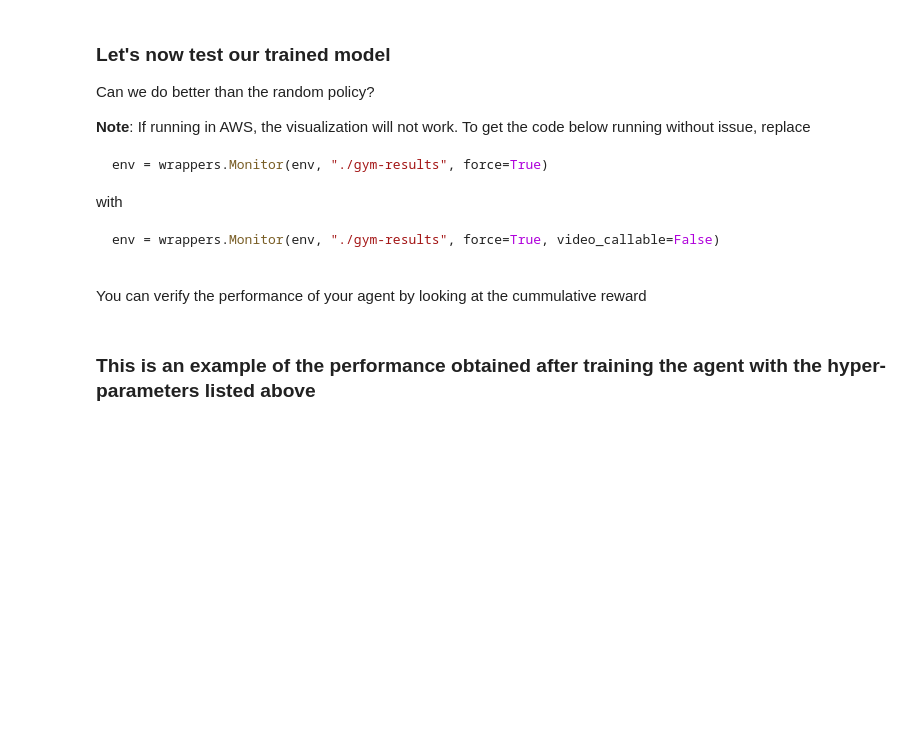
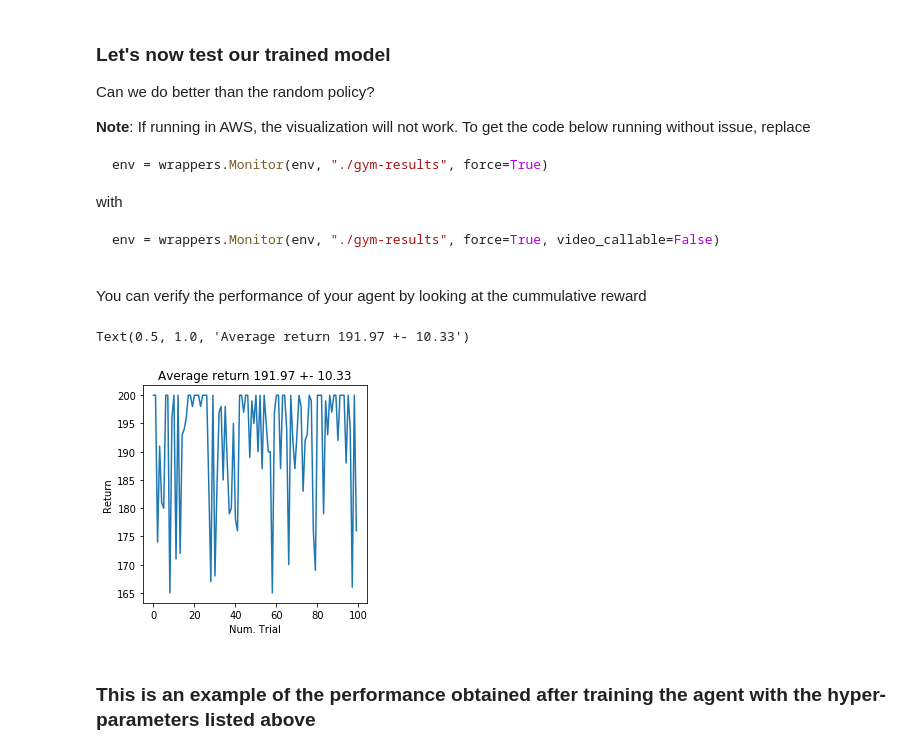
Before and after one commit to pcarrenom/ECE4078_Practicals, a Jupyter notebook: Week09/Practical09_DeepRL.ipynb, the cells around one changed output. Drawn from its saved outputs; the diff is of its cells as text; code cells hidden in the pictures; blank space fills up the shorter version.

```diff
--- a/Week09/Practical09_DeepRL.ipynb
+++ b/Week09/Practical09_DeepRL.ipynb
@@ -283,8 +285,12 @@ class DQNAgent(object):
         predicted_q = self.policy_net(state_batch).gather(1, action_batch).reshape(1,-1)
 
         # TODO 1: Compute expected values for non-terminal and terminal states (this is our TD target)
+        target_q = torch.zeros(len(batch.state), device=device)
+        target_q[non_final_mask] = self.get_next_q(non_final_next_states)
+        expected_q = reward_batch.reshape(1,-1)+(self.gamma * target_q)
 
         # TODO 2: Compute loss
+        loss = self.loss_fn(expected_q, predicted_q)
 
         # Use loss to compute gradient and update policy parameters through backpropagation
         self.optimizer.zero_grad()
@@ -422,27 +433,30 @@ You can verify the performance of your agent by looking at the cummulative rewar
 # %%
 from gym import wrappers
 
 env = gym.make("CartPole-v0")
-env = wrappers.Monitor(env, "./gym-results", force=True, video_callable=False)
+env = wrappers.Monitor(env, "./gym-results", force=True)
 n_trials = 100
 list_rewards = []
 
 for i in range(n_trials):
     observation = env.reset()
     ep_return = 0
     done = False
     while not done:
         action = agent.get_action(observation, n_actions, 0.01)
         observation, reward, done, info = env.step(action.item())
         ep_return += reward
     list_rewards.append(ep_return)
 env.close()
 
 fig, ax = plt.subplots(figsize=(4, 4))
 ax.plot(list_rewards)
 ax.set_xlabel("Num. Trial")
 ax.set_ylabel("Return")
 ax.set_title('Average return %s +- %s' % (np.round(np.mean(list_rewards),2), np.round(np.std(list_rewards), 2)))
+# %% [output]
+Text(0.5, 1.0, 'Average return 191.97 +- 10.33')
+[figure, added]
 # %% [markdown]
 ### This is an example of the performance obtained after training the agent with the hyper-parameters listed above
 # %%
```
Also changed, not shown: parts of 3 cells of this notebook, 21 other files.
